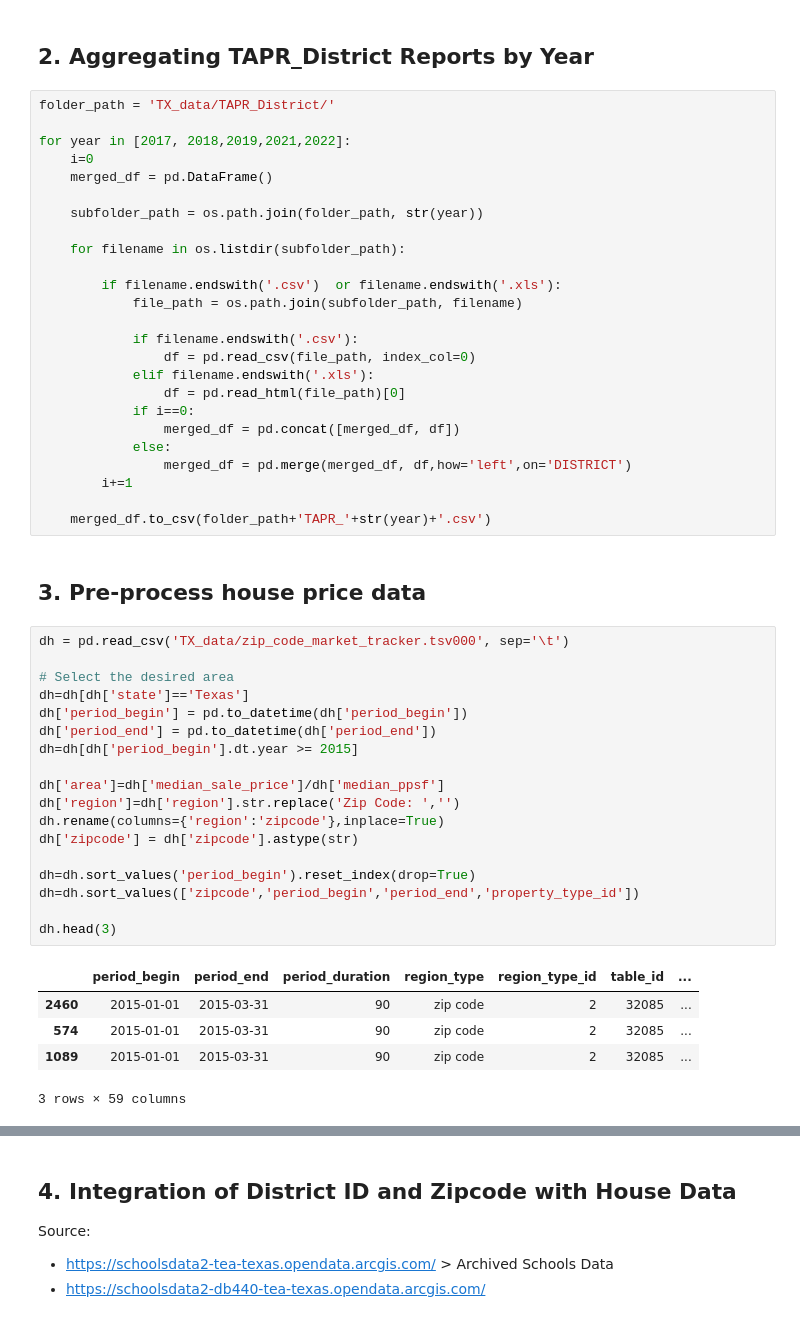
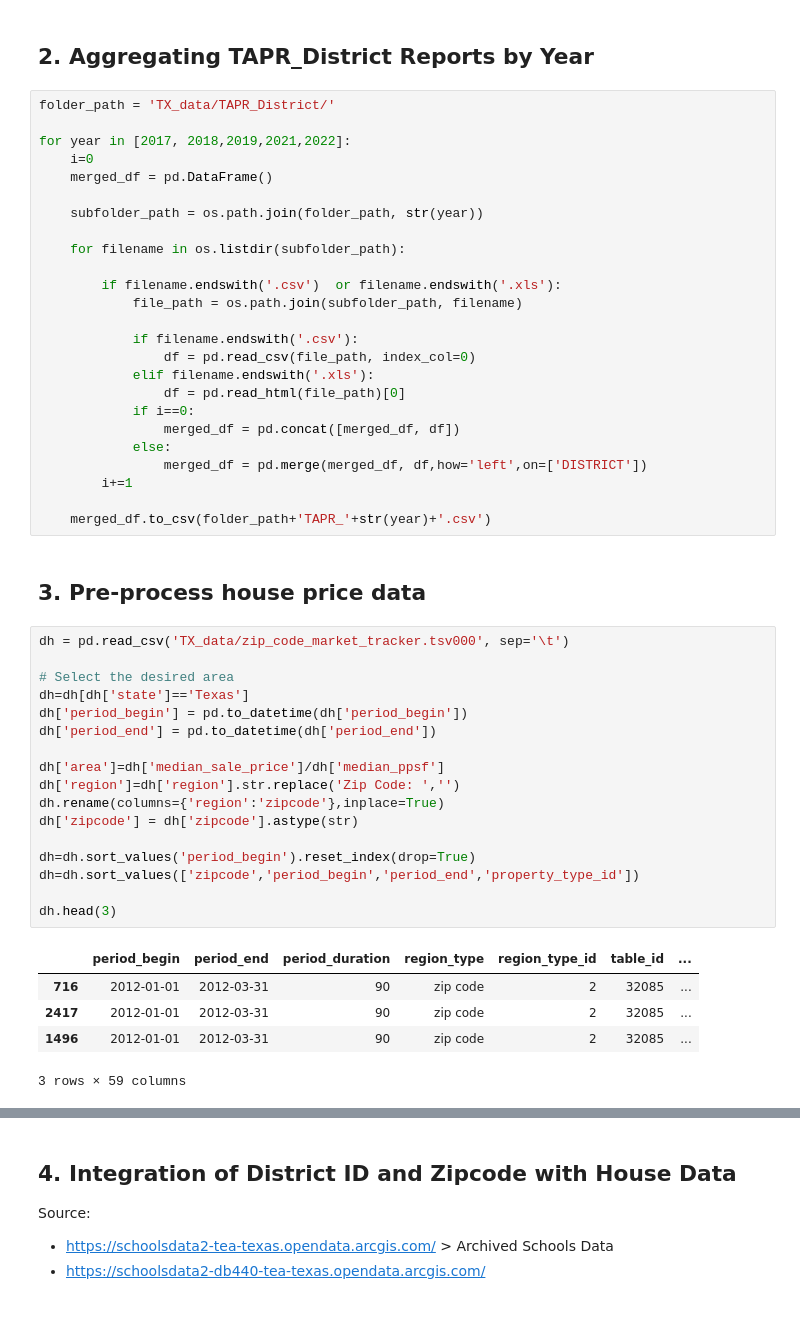
Before and after one commit to hydai99/Capstone-AllianceBernstein, a Jupyter notebook: 30_TX_data_preprocessing.ipynb, the cells around one changed output, grey strips where cells are left out. Drawn from its saved outputs; the diff is of its cells as text.

```diff
--- a/30_TX_data_preprocessing.ipynb
+++ b/30_TX_data_preprocessing.ipynb
@@ -50,7 +52,7 @@ for year in [2017, 2018,2019,2021,2022]:
             if i==0:
                 merged_df = pd.concat([merged_df, df])
             else:
-                merged_df = pd.merge(merged_df, df,how='left',on='DISTRICT')
+                merged_df = pd.merge(merged_df, df,how='left',on=['DISTRICT'])
         i+=1
 
     merged_df.to_csv(folder_path+'TAPR_'+str(year)+'.csv')
@@ -59,26 +61,25 @@ for year in [2017, 2018,2019,2021,2022]:
 # %%
 dh = pd.read_csv('TX_data/zip_code_market_tracker.tsv000', sep='\t')
 
 # Select the desired area
 dh=dh[dh['state']=='Texas']
 dh['period_begin'] = pd.to_datetime(dh['period_begin'])
 dh['period_end'] = pd.to_datetime(dh['period_end'])
-dh=dh[dh['period_begin'].dt.year >= 2015]
 
 dh['area']=dh['median_sale_price']/dh['median_ppsf']
 dh['region']=dh['region'].str.replace('Zip Code: ','')
 dh.rename(columns={'region':'zipcode'},inplace=True)
 dh['zipcode'] = dh['zipcode'].astype(str)
 
 dh=dh.sort_values('period_begin').reset_index(drop=True)
 dh=dh.sort_values(['zipcode','period_begin','period_end','property_type_id'])
 
 dh.head(3)
 # %% [output]
 |  | period_begin | period_end | period_duration | region_type | region_type_id | table_id | ... |
-| 2460 | 2015-01-01 | 2015-03-31 | 90 | zip code | 2 | 32085 | ... |
-| 574 | 2015-01-01 | 2015-03-31 | 90 | zip code | 2 | 32085 | ... |
-| 1089 | 2015-01-01 | 2015-03-31 | 90 | zip code | 2 | 32085 | ... |
+| 716 | 2012-01-01 | 2012-03-31 | 90 | zip code | 2 | 32085 | ... |
+| 2417 | 2012-01-01 | 2012-03-31 | 90 | zip code | 2 | 32085 | ... |
+| 1496 | 2012-01-01 | 2012-03-31 | 90 | zip code | 2 | 32085 | ... |
 3 rows × 59 columns
 # %%
 # Choose related field
```
Also changed, not shown: parts of 13 cells of this notebook, 27 other files.
